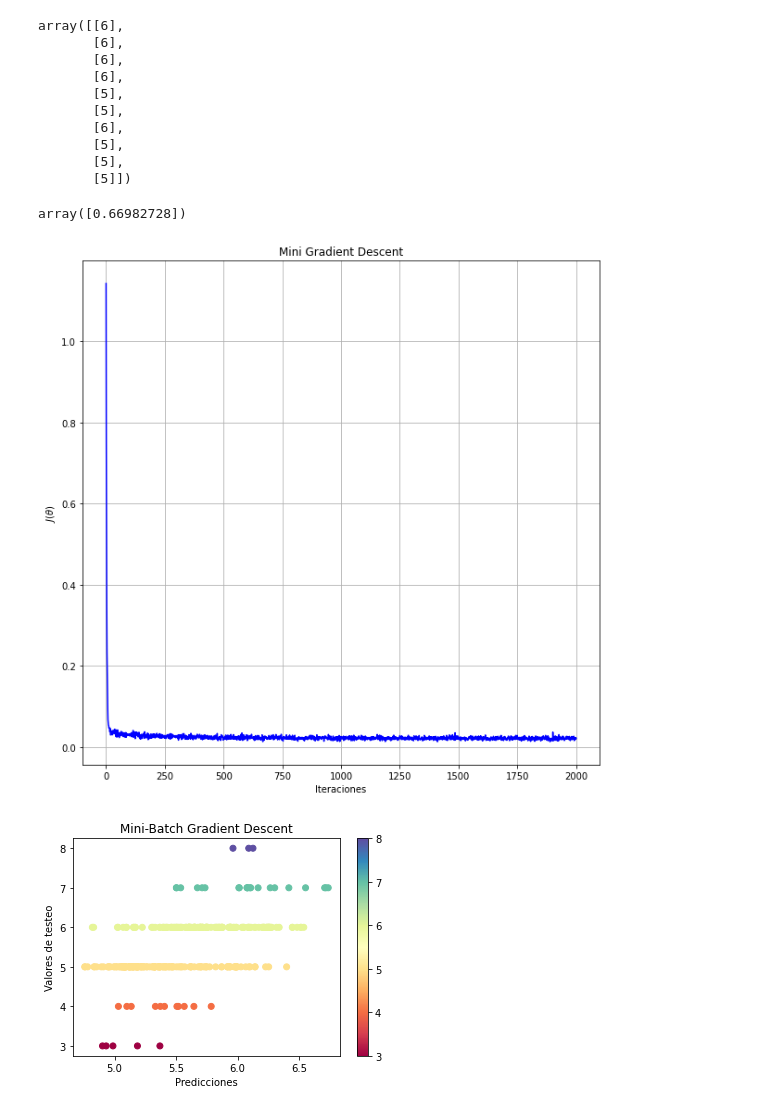
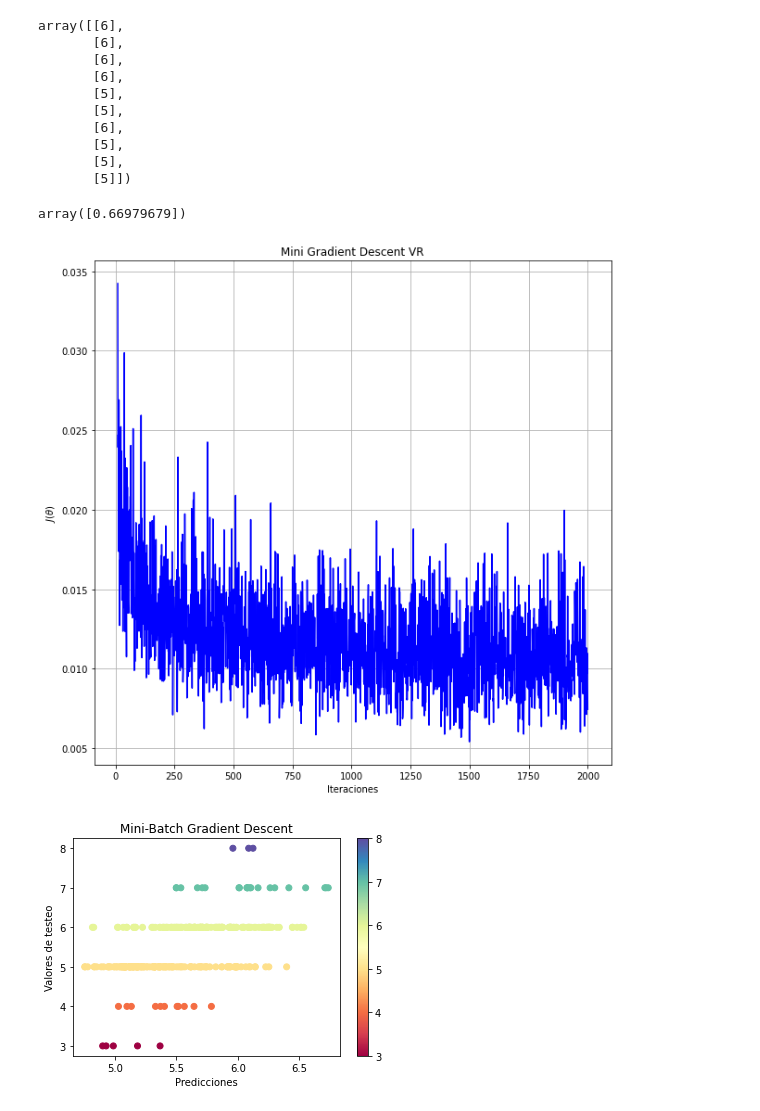
Before and after one commit to EmirBurgosPaz/Machine_learning, a Jupyter notebook: proyecto/multiple_linear_regression_red_wine.ipynb, the cells around one changed output. Drawn from its saved outputs; the diff is of its cells as text; code cells hidden in the pictures.

```diff
--- a/proyecto/multiple_linear_regression_red_wine.ipynb
+++ b/proyecto/multiple_linear_regression_red_wine.ipynb
@@ -441,9 +439,8 @@ theta_mini =np.random.randn(number_of_features)/100
 print(theta_mini)
 
 eta = 0.1
-batch_size = 128
+batch_size = 64
 
-flag = True
 j_mini = []
 i = 0
 
@@ -533,17 +530,17 @@ array([[6],
 # %%
 Root_Mean_Squared_Error(y_test, prediction_mini)
 # %% [output]
-array([0.66982728])
+array([0.66979679])
 # %%
 plt.figure(figsize=(10,10))
-plt.plot(np.arange(len(j_mini)),j_mini,"b-")
-plt.title('Mini Gradient Descent')
+plt.plot(np.arange(len(j_mini))[10:],j_mini[10:],"b-")
+plt.title('Mini Gradient Descent VR')
 plt.xlabel('Iteraciones')
 plt.ylabel(r"$J(\theta)$")
 plt.grid(True)
 plt.show()
 # %% [output]
-[figure, old version]
+[figure, new version]
 # %%
 plt.scatter(prediction_mini, y_test, c=y_test, cmap='Spectral')
 plt.colorbar()
```
Also changed, not shown: parts of 13 cells of this notebook, 3 other files.
